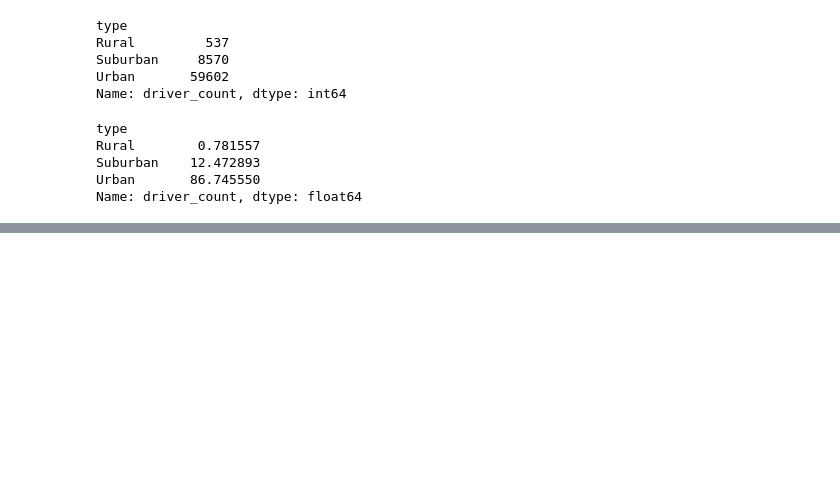
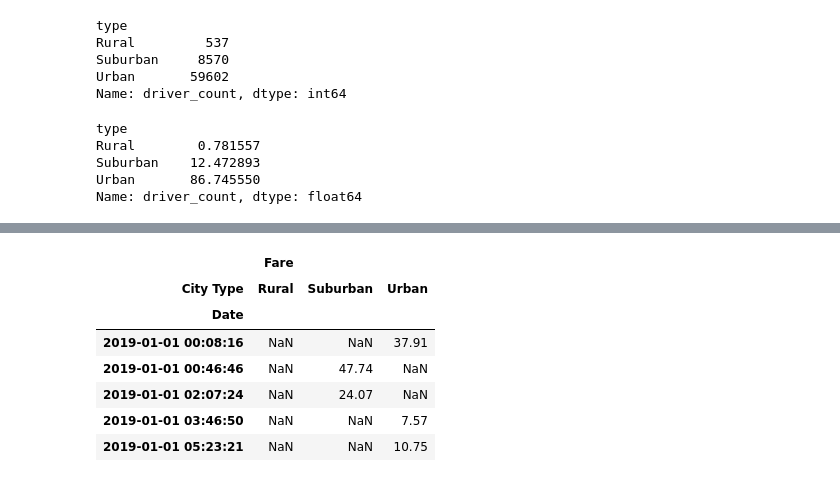
Before and after one commit to prentiss04/PyBer_Analysis, a Jupyter notebook: PyBer.ipynb, the cells around one changed output, grey strips where cells are left out. Cells and saved outputs as stored; diff of their text form; code cells hidden in the pictures; blank space fills up the shorter version.

```diff
--- a/PyBer.ipynb
+++ b/PyBer.ipynb
@@ -975,0 +1090,3 @@ plt.show()
+# %%
+# Set the index to datetime data type
+fares_df.index = pd.to_datetime(fares_df.index)
@@ -975,0 +1115,9 @@ plt.show()
+# %%
+# Calculate the sum of fares by the type of city and date using groupby() - step 7
+#urban_ride_count = urban_cities_df.groupby(["city"]).count()["ride_id"]
+# think I need the axis = 1 or something like that
+
+#fare_by_city_date = fares_df.groupby(["City Type", "Date"]).sum()["Fare"]
+fare_by_city_date = fares_df.groupby(["Date", "City Type"]).sum()["Fare"]
+
+fare_by_city_date.head
@@ -975,0 +1167,14 @@ plt.show()
+# %%
+# Create a pivot table DataFrame with Date as the index and columns = 'City Type' & Fare as output
+df = newvar_df.pivot(index="Date", columns = "City Type", values=["Fare"])
+#fare_by_city_date_df.head()
+df.head()
+# %% [output]
+|  | Fare |  |  |
+| City Type | Rural | Suburban | Urban |
+| Date |  |  |  |
+| 2019-01-01 00:08:16 | NaN | NaN | 37.91 |
+| 2019-01-01 00:46:46 | NaN | 47.74 | NaN |
+| 2019-01-01 02:07:24 | NaN | 24.07 | NaN |
+| 2019-01-01 03:46:50 | NaN | NaN | 7.57 |
+| 2019-01-01 05:23:21 | NaN | NaN | 10.75 |
```
Also changed, not shown: parts of 30 cells of this notebook, 6 other files.
